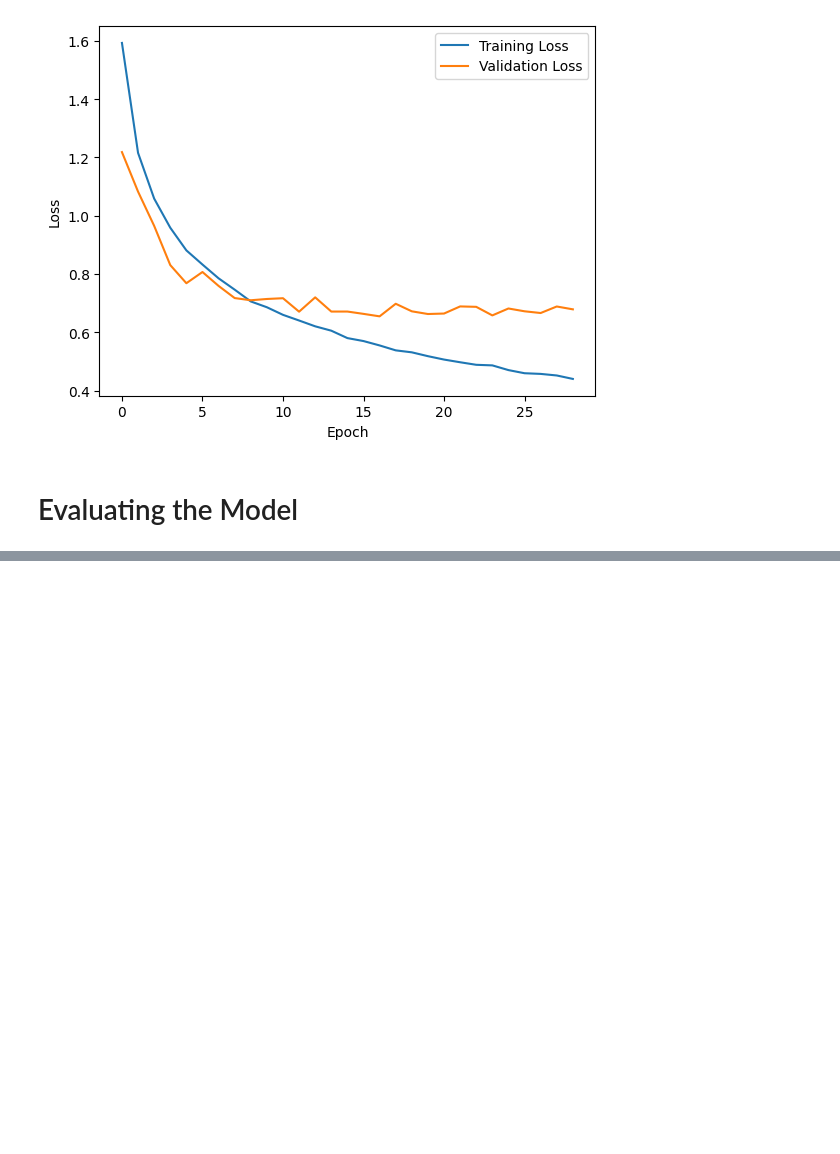
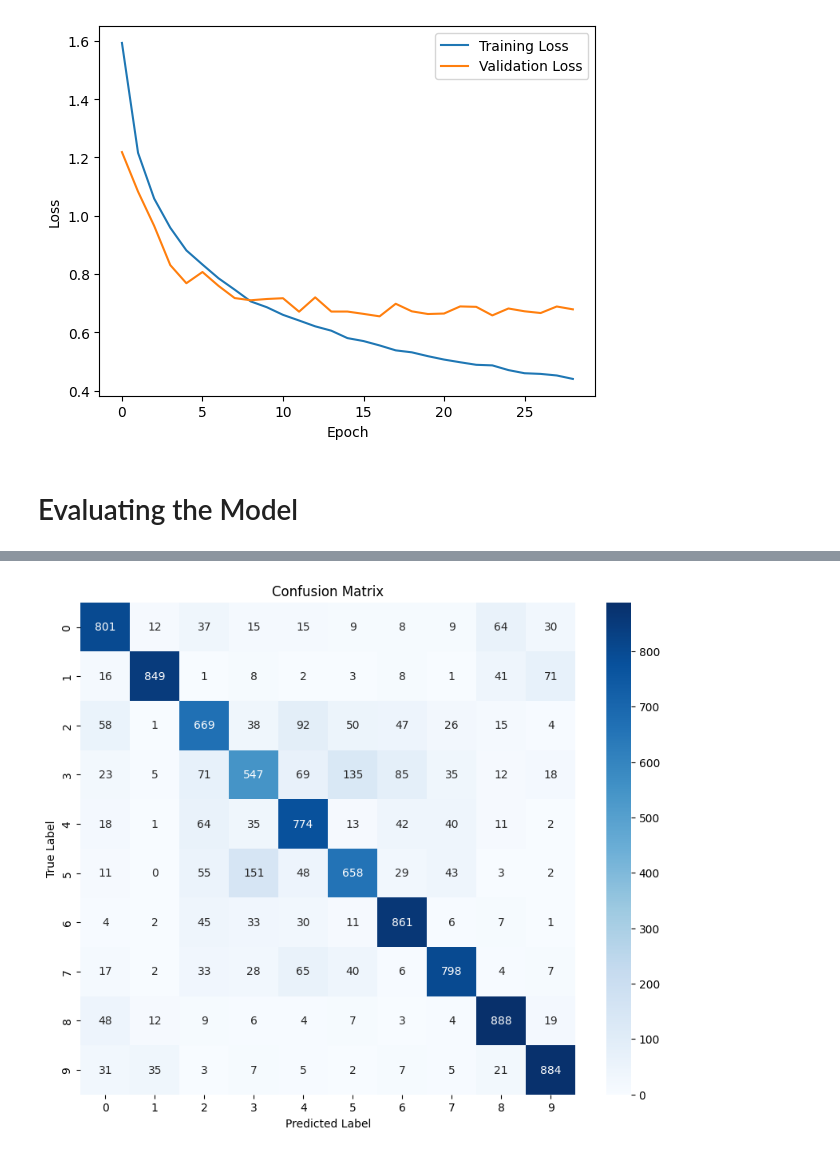
Before and after one commit to DaisyIpatzi/daisyipatzi.github.io, a Jupyter notebook: assets/ML_Artifacts/Individual_Project_Presentation/NNM_For_Object_Recognition.ipynb, the cells around one changed output, grey strips where cells are left out. Cells and saved outputs as stored; diff of their text form; code cells hidden in the pictures; blank space fills up the shorter version.

```diff
--- a/assets/ML_Artifacts/Individual_Project_Presentation/NNM_For_Object_Recognition.ipynb
+++ b/assets/ML_Artifacts/Individual_Project_Presentation/NNM_For_Object_Recognition.ipynb
@@ -211 +218,26 @@ print(f'Test accuracy: {test_acc}')
 Test accuracy: 0.7728999853134155
+# %%
+# Loading the model
+model = load_model('NNM_For_Object_Recognition.h5')
+
+# Predict classes using the test data
+predicted_classes = model.predict(x_test)
+
+# Convert predictions and true labels to the expected class number
+y_true = np.argmax(y_test, axis=1)
+y_pred = np.argmax(predicted_classes, axis=1)
+
+# Generate the confusion matrix
+cm = confusion_matrix(y_true, y_pred)
+
+# Optionally, you can use seaborn or matplotlib to visualize the confusion matrix
+import seaborn as sns
+import matplotlib.pyplot as plt
+
+plt.figure(figsize=(10, 8))
+sns.heatmap(cm, annot=True, fmt='d', cmap='Blues')
+plt.xlabel('Predicted Label')
+plt.ylabel('True Label')
+plt.title('Confusion Matrix')
+plt.show()
+# %% [output]
@@ -211,0 +245 @@ Test accuracy: 0.7728999853134155
+[figure, added]
```
Also changed, not shown: parts of 5 cells of this notebook.
